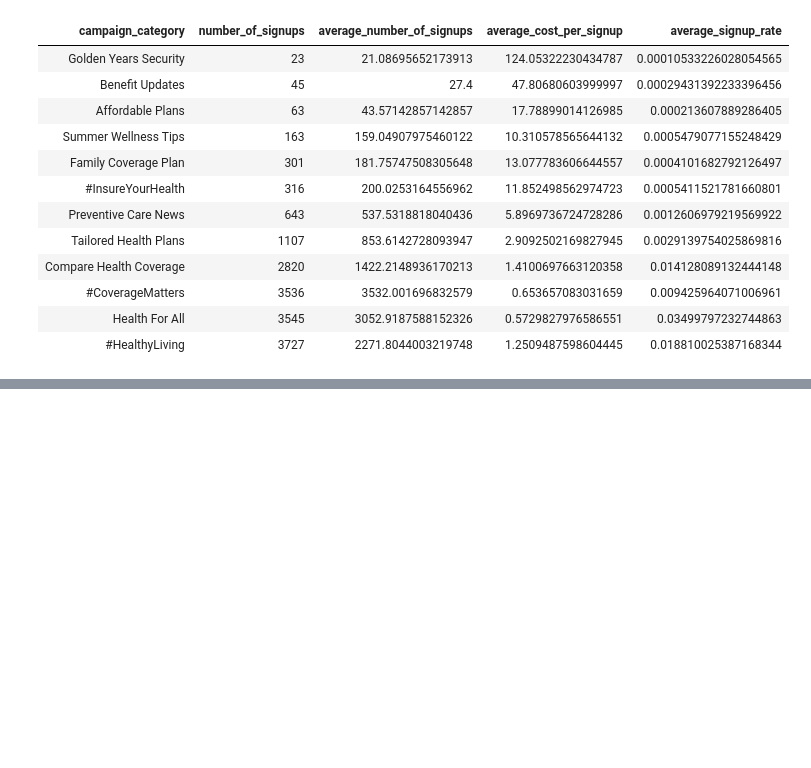
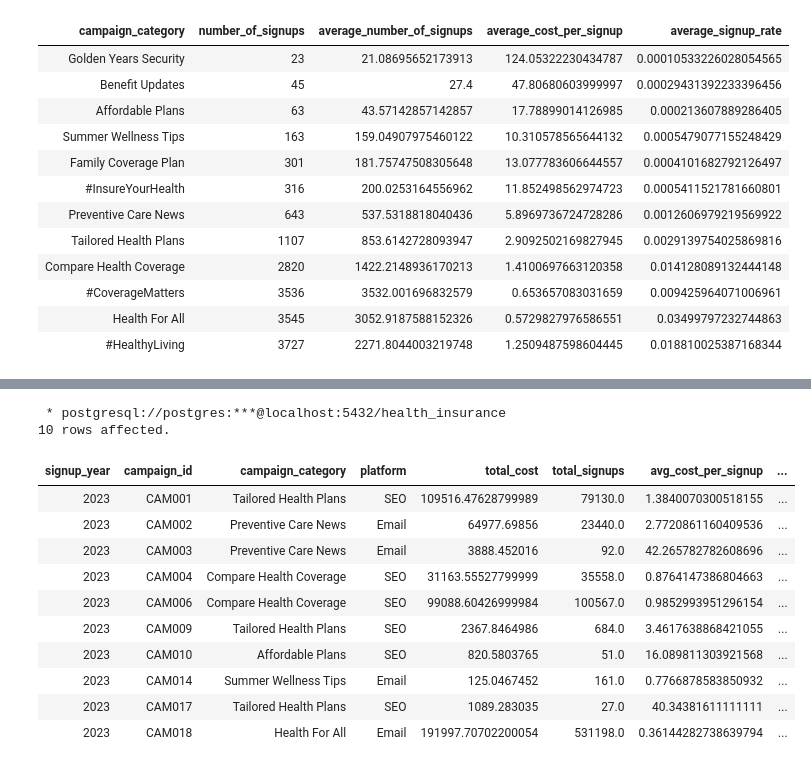
Before and after one commit to The-DigitalAcademy/Health_Insurance, a Jupyter notebook: SQL_Analysis.ipynb, the cells around one changed output, grey strips where cells are left out. Saved outputs shown, nothing was run; the diff lists cells and outputs as text; code cells hidden in the pictures; blank space fills up the shorter version.

```diff
--- a/SQL_Analysis.ipynb
+++ b/SQL_Analysis.ipynb
@@ -153,0 +382,43 @@ ORDER BY p."platform"
+# %%
+%%sql
+
+SELECT
+    EXTRACT(YEAR FROM cu."signup_date") AS signup_year,
+    c."campaign_id",
+    ca."campaign_category",
+    p."platform",
+    SUM(c."cost") AS total_cost,
+    SUM(c."num_signups") AS total_signups,
+    AVG(c."cost_per_signup") AS avg_cost_per_signup,
+    AVG(c."cost_per_click") AS avg_cost_per_click,
+    SUM(c."impressions") AS total_impressions,
+    SUM(c."clicks") AS total_clicks,
+    AVG(c."click_through_rate") AS avg_click_through_rate,
+    AVG(c."signup_rate") AS avg_signup_rate
+FROM
+    "Campaigns" c
+JOIN
+    "Customers" cu ON c."campaign_id" = cu."campaign_id"
+JOIN
+    "Campaign_category" ca ON c."campaign_category_id" = ca."campaign_category_id"
+JOIN
+    "Platform" p ON c."platform_id" = p."platform_id"
+GROUP BY
+    EXTRACT(YEAR FROM cu."signup_date"), c."campaign_id", ca."campaign_category", p."platform"
+ORDER BY
+    signup_year DESC
+Limit 10;
+# %% [output]
+ * postgresql://postgres:***@localhost:5432/health_insurance
+10 rows affected.
+| signup_year | campaign_id | campaign_category | platform | total_cost | total_signups | avg_cost_per_signup | ... |
+| 2023 | CAM001 | Tailored Health Plans | SEO | 109516.47628799989 | 79130.0 | 1.3840070300518155 | ... |
+| 2023 | CAM002 | Preventive Care News | Email | 64977.69856 | 23440.0 | 2.7720861160409536 | ... |
+| 2023 | CAM003 | Preventive Care News | Email | 3888.452016 | 92.0 | 42.265782782608696 | ... |
+| 2023 | CAM004 | Compare Health Coverage | SEO | 31163.55527799999 | 35558.0 | 0.8764147386804663 | ... |
+| 2023 | CAM006 | Compare Health Coverage | SEO | 99088.60426999984 | 100567.0 | 0.9852993951296154 | ... |
+| 2023 | CAM009 | Tailored Health Plans | SEO | 2367.8464986 | 684.0 | 3.4617638868421055 | ... |
+| 2023 | CAM010 | Affordable Plans | SEO | 820.5803765 | 51.0 | 16.089811303921568 | ... |
+| 2023 | CAM014 | Summer Wellness Tips | Email | 125.0467452 | 161.0 | 0.7766878583850932 | ... |
+| 2023 | CAM017 | Tailored Health Plans | SEO | 1089.283035 | 27.0 | 40.34381611111111 | ... |
+| 2023 | CAM018 | Health For All | Email | 191997.70702200054 | 531198.0 | 0.36144282738639794 | ... |
```
Also changed, not shown: parts of 17 cells of this notebook, 1 other file.
